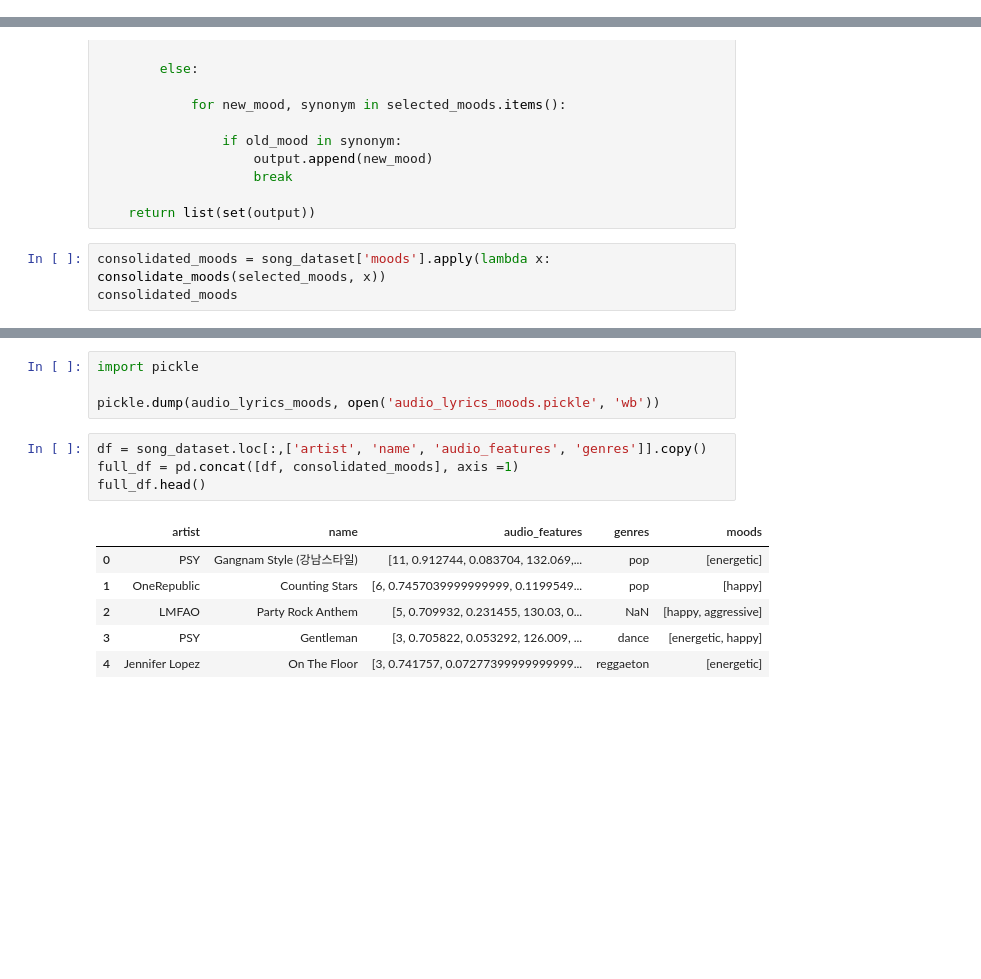
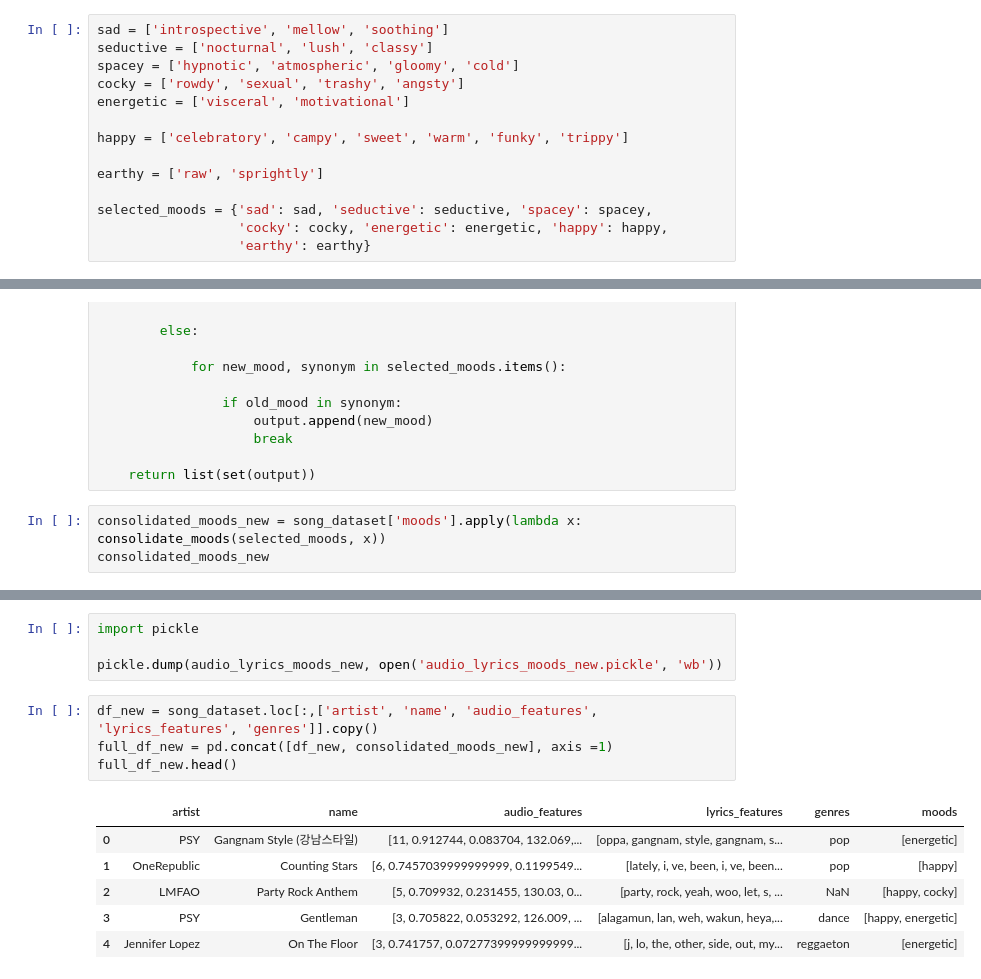
Before and after one commit to singuyenmai/Machine-Learning-CoderSchool, a Jupyter notebook: Music.Recommendation.System/Prepare_Dataset.ipynb, the cells around one changed output, grey strips where cells are left out. Drawn from its saved outputs; the diff is of its cells as text; blank space fills up the shorter version.

Commit message:
More drafts, update Prepare_Dataset

```diff
--- a/Music.Recommendation.System/Prepare_Dataset.ipynb
+++ b/Music.Recommendation.System/Prepare_Dataset.ipynb
@@ -123,3 +113,17 @@ selected_moods = {'happy': happy, 'energetic': energetic, 'sad': sad,
+# %%
+sad = ['introspective', 'mellow', 'soothing']
+seductive = ['nocturnal', 'lush', 'classy']
+spacey = ['hypnotic', 'atmospheric', 'gloomy', 'cold']
+cocky = ['rowdy', 'sexual', 'trashy', 'angsty']
+energetic = ['visceral', 'motivational']
+
+happy = ['celebratory', 'campy', 'sweet', 'warm', 'funky', 'trippy']
+
+earthy = ['raw', 'sprightly']
+
+selected_moods = {'sad': sad, 'seductive': seductive, 'spacey': spacey,
+                  'cocky': cocky, 'energetic': energetic, 'happy': happy,
+                  'earthy': earthy}
 # %%
 'happy' in selected_moods.keys()
 # %% [output]
@@ -143,6 +147,6 @@ def consolidate_moods (selected_moods, raw):
 
     return list(set(output))
 # %%
-consolidated_moods = song_dataset['moods'].apply(lambda x: consolidate_moods(selected_moods, x))
-consolidated_moods
+consolidated_moods_new = song_dataset['moods'].apply(lambda x: consolidate_moods(selected_moods, x))
+consolidated_moods_new
 # %% [output]
@@ -191,17 +180,17 @@ audio_lyrics_moods.head()
 # %%
 import pickle
 
-pickle.dump(audio_lyrics_moods, open('audio_lyrics_moods.pickle', 'wb'))
+pickle.dump(audio_lyrics_moods_new, open('audio_lyrics_moods_new.pickle', 'wb'))
 # %%
-df = song_dataset.loc[:,['artist', 'name', 'audio_features', 'genres']].copy()
-full_df = pd.concat([df, consolidated_moods], axis =1)
-full_df.head()
+df_new = song_dataset.loc[:,['artist', 'name', 'audio_features', 'lyrics_features', 'genres']].copy()
+full_df_new = pd.concat([df_new, consolidated_moods_new], axis =1)
+full_df_new.head()
 # %% [output]
-|  | artist | name | audio_features | genres | moods |
-| 0 | PSY | Gangnam Style (강남스타일) | [11, 0.912744, 0.083704, 132.069,... | pop | [energetic] |
-| 1 | OneRepublic | Counting Stars | [6, 0.7457039999999999, 0.1199549... | pop | [happy] |
-| 2 | LMFAO | Party Rock Anthem | [5, 0.709932, 0.231455, 130.03, 0... | NaN | [happy, aggressive] |
-| 3 | PSY | Gentleman | [3, 0.705822, 0.053292, 126.009, ... | dance | [energetic, happy] |
-| 4 | Jennifer Lopez | On The Floor | [3, 0.741757, 0.07277399999999999... | reggaeton | [energetic] |
+|  | artist | name | audio_features | lyrics_features | genres | moods |
+| 0 | PSY | Gangnam Style (강남스타일) | [11, 0.912744, 0.083704, 132.069,... | [oppa, gangnam, style, gangnam, s... | pop | [energetic] |
+| 1 | OneRepublic | Counting Stars | [6, 0.7457039999999999, 0.1199549... | [lately, i, ve, been, i, ve, been... | pop | [happy] |
+| 2 | LMFAO | Party Rock Anthem | [5, 0.709932, 0.231455, 130.03, 0... | [party, rock, yeah, woo, let, s, ... | NaN | [happy, cocky] |
+| 3 | PSY | Gentleman | [3, 0.705822, 0.053292, 126.009, ... | [alagamun, lan, weh, wakun, heya,... | dance | [happy, energetic] |
+| 4 | Jennifer Lopez | On The Floor | [3, 0.741757, 0.07277399999999999... | [j, lo, the, other, side, out, my... | reggaeton | [energetic] |
 # %%
 my_database = pd.DataFrame()
```
Also changed, not shown: parts of 11 cells of this notebook, 4 other files.
